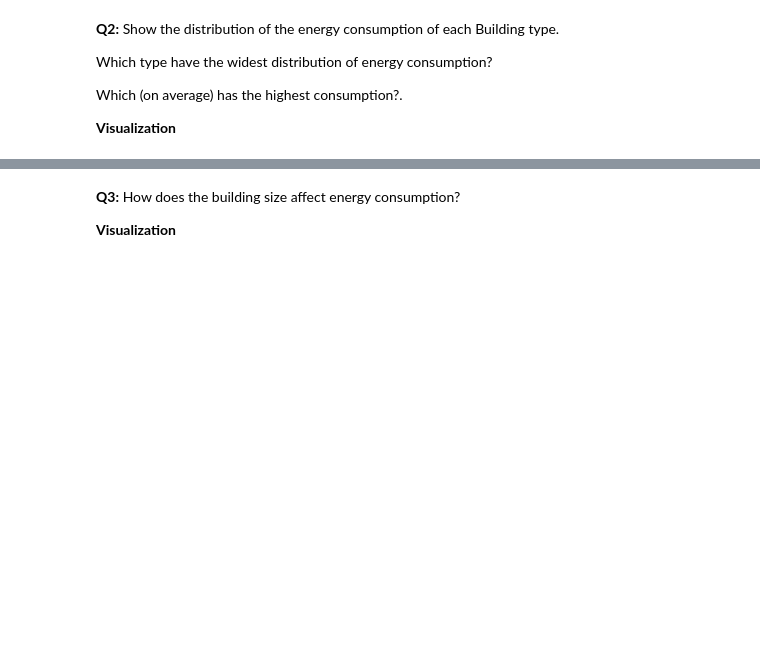
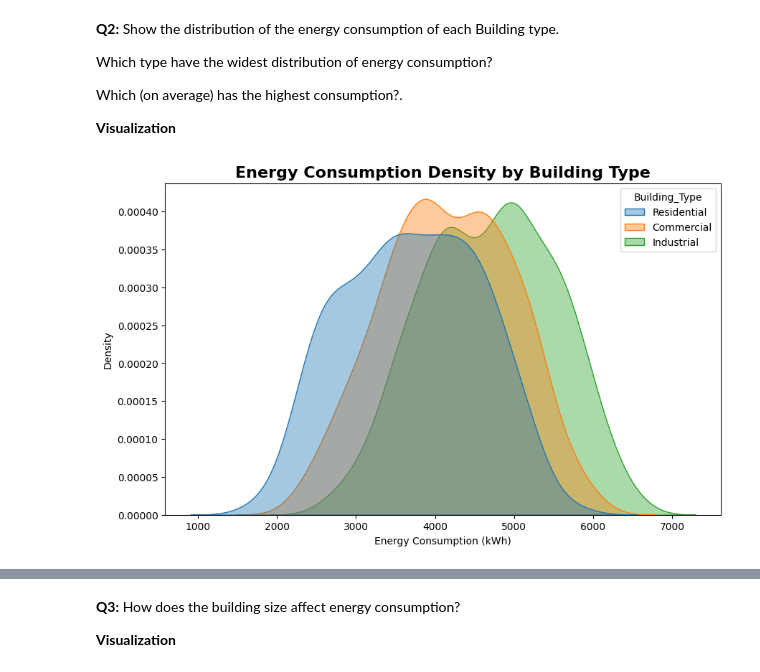
Before and after one commit to basmala875/Machine-Learning-Projects, a Jupyter notebook: Regression_Mini-Project.ipynb, the cells around one changed output, grey strips where cells are left out. Saved outputs shown, nothing was run; the diff lists cells and outputs as text; code cells hidden in the pictures; blank space fills up the shorter version.

```diff
--- a/Regression_Mini-Project.ipynb
+++ b/Regression_Mini-Project.ipynb
@@ -139,0 +244,3 @@ dtype: int64
+# %%
+#remove symbols from the Neighborhood column
+df['Neighborhood']= df['Neighborhood'].str.extract('([a-zA-Z\\s]+)', expand= False).str.strip()
@@ -139,0 +612,13 @@ dtype: int64
+# %%
+#Feature engineer "Days_since_last_maintenance" column, which indicates the number of days passed since the building was last maintained.
+from datetime import datetime
+
+#making sure that the Last_Maintenance_Date is of type date
+df['Last_Maintenance_Date'] = pd.to_datetime(df['Last_Maintenance_Date'], errors='coerce')
+
+#calculat days since last maingintenance
+today = pd.Timestamp(datetime.now().date())
+df['Days_since_last_maintenance'] = (today - df['Last_Maintenance_Date']).dt.days
+
+#displaying the Days_since_last_maintenance column
+df[['Last_Maintenance_Date', 'Days_since_last_maintenance']]
@@ -153,3 +761,13 @@ Which type have the widest distribution of energy consumption?
 Which (on average) has the highest consumption?.
 
 **Visualization**
+# %%
+#using KDE gragh
+plt.figure(figsize=(10,6))
+sns.kdeplot(data=df, x='Energy_Consumption', hue='Building_Type', fill=True, common_norm=False, alpha=0.4)
+plt.title("Energy Consumption Density by Building Type", fontsize=16, weight='bold')
+plt.xlabel("Energy Consumption (kWh)")
+plt.ylabel("Density")
+plt.show()
+# %% [output]
+[figure, added]
```
Also changed, not shown: parts of 72 cells of this notebook.
